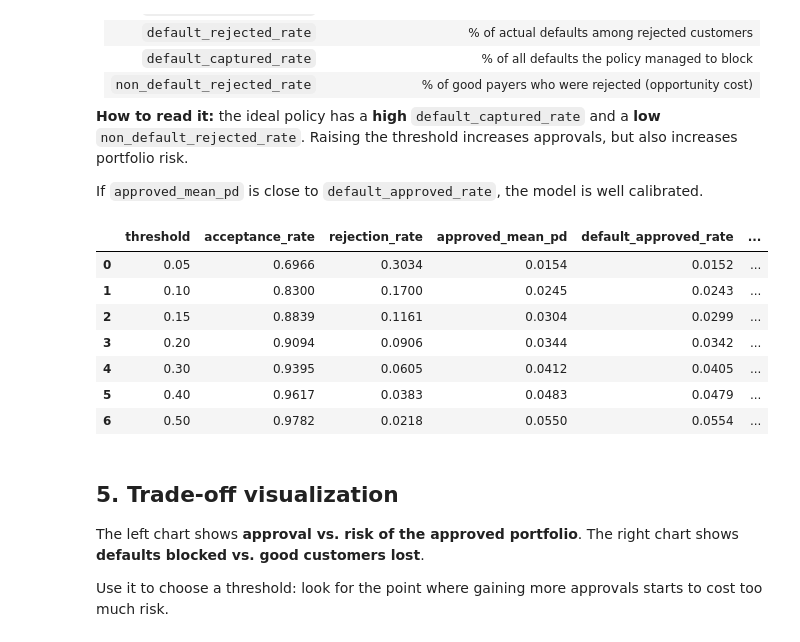
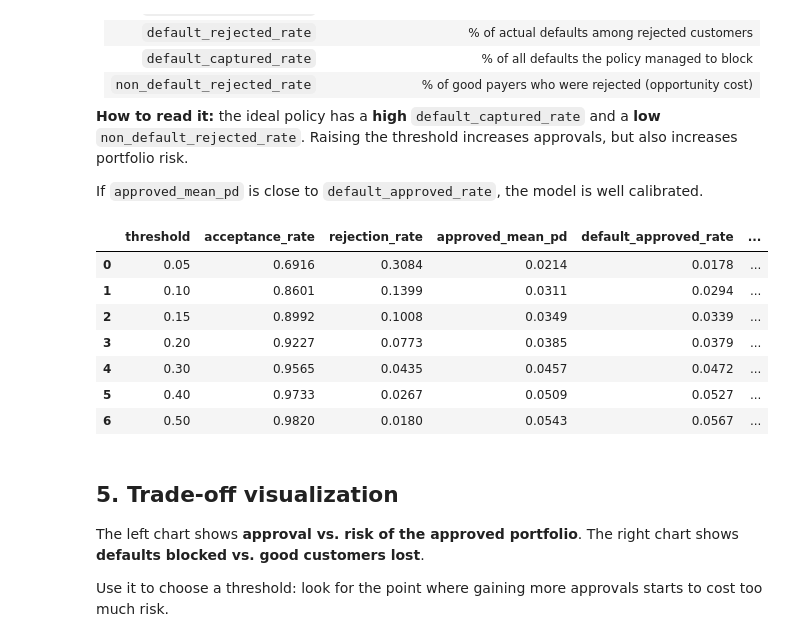
Before and after one commit to hnascimento96/Credit-Risk-Modeling, a Jupyter notebook: notebooks/credit_policy.ipynb, the cells around one changed output. Cells and saved outputs as stored; diff of their text form; code cells hidden in the pictures.

```diff
--- a/notebooks/credit_policy.ipynb
+++ b/notebooks/credit_policy.ipynb
@@ -40,7 +37,7 @@ Change the values below to test other scenarios:
 - `SAVE_RESULTS`: if `True`, saves the final table to a CSV file.
 # %%
 THRESHOLDS = [0.05, 0.10, 0.15, 0.20, 0.30, 0.40, 0.50]
-MODEL_NAME = "lightgbm"
+MODEL_NAME = "log_reg"
 SAVE_RESULTS = True
 
 print("Available models:", list(MODELS_CALIBRATED.keys()))
@@ -56,12 +53,12 @@ We use the **validation** set, not the training set, so the metrics reflect the
 
 Both are indexed by the `ID` column, which keeps predictions and labels aligned.
 # %%
-X_val = pd.read_csv(X_VAL_DIR, index_col="ID")
-y_val = pd.read_csv(Y_VAL_DIR, index_col="ID").squeeze("columns")
+X_test = pd.read_csv(X_TEST_DIR, index_col="ID")
+y_test = pd.read_csv(Y_TEST_DIR, index_col="ID").squeeze("columns")
 
-print(f"X_val: {X_val.shape[0]} rows x {X_val.shape[1]} columns")
-print(f"y_val: {y_val.shape[0]} rows | default rate: {y_val.mean():.2%}")
+print(f"X_test: {X_test.shape[0]} rows x {X_test.shape[1]} columns")
+print(f"y_test: {y_test.shape[0]} rows | default rate: {y_test.mean():.2%}")
 
 # Make sure X and y list customers in the same order
-assert X_val.index.equals(y_val.index), "X_val and y_val indexes do not match!"
+assert X_test.index.equals(y_test.index), "X_test and y_test indexes do not match!"
 # %% [output]
@@ -78,10 +75,10 @@ Because the model is **calibrated**, these probabilities can be read directly as
 # %%
 model_config = MODELS_CALIBRATED[MODEL_NAME]
 
-X_val_processed = process_data(model=model_config["type"], X=X_val)
+X_test_processed = process_data(model=model_config["type"], X=X_test)
 
 model = joblib.load(model_config["path"])
-y_pred = model.predict_proba(X_val_processed)[:, 1]
+y_pred = model.predict_proba(X_test_processed)[:, 1]
 
 print(f"Model: {MODEL_NAME} ({model_config['path']})")
 print(f"Predicted PD: mean {y_pred.mean():.2%} | min {y_pred.min():.2%} | max {y_pred.max():.2%}")
@@ -108,19 +105,19 @@ For each threshold, `scenario_analysis` computes:
 If `approved_mean_pd` is close to `default_approved_rate`, the model is well calibrated.
 # %%
 metrics_df = pd.DataFrame(
-    [scenario_analysis(y_prob=y_pred, y=y_val, lim=t) for t in THRESHOLDS]
+    [scenario_analysis(y_prob=y_pred, y=y_test, lim=t) for t in THRESHOLDS]
 )
 
 metrics_df
 # %% [output]
 |  | threshold | acceptance_rate | rejection_rate | approved_mean_pd | default_approved_rate | ... |
-| 0 | 0.05 | 0.6966 | 0.3034 | 0.0154 | 0.0152 | ... |
-| 1 | 0.10 | 0.8300 | 0.1700 | 0.0245 | 0.0243 | ... |
-| 2 | 0.15 | 0.8839 | 0.1161 | 0.0304 | 0.0299 | ... |
-| 3 | 0.20 | 0.9094 | 0.0906 | 0.0344 | 0.0342 | ... |
-| 4 | 0.30 | 0.9395 | 0.0605 | 0.0412 | 0.0405 | ... |
-| 5 | 0.40 | 0.9617 | 0.0383 | 0.0483 | 0.0479 | ... |
-| 6 | 0.50 | 0.9782 | 0.0218 | 0.0550 | 0.0554 | ... |
+| 0 | 0.05 | 0.6916 | 0.3084 | 0.0214 | 0.0178 | ... |
+| 1 | 0.10 | 0.8601 | 0.1399 | 0.0311 | 0.0294 | ... |
+| 2 | 0.15 | 0.8992 | 0.1008 | 0.0349 | 0.0339 | ... |
+| 3 | 0.20 | 0.9227 | 0.0773 | 0.0385 | 0.0379 | ... |
+| 4 | 0.30 | 0.9565 | 0.0435 | 0.0457 | 0.0472 | ... |
+| 5 | 0.40 | 0.9733 | 0.0267 | 0.0509 | 0.0527 | ... |
+| 6 | 0.50 | 0.9820 | 0.0180 | 0.0543 | 0.0567 | ... |
 # %% [markdown]
 ## 5. Trade-off visualization
 
```
Also changed, not shown: parts of 8 cells of this notebook, 2 other files.
